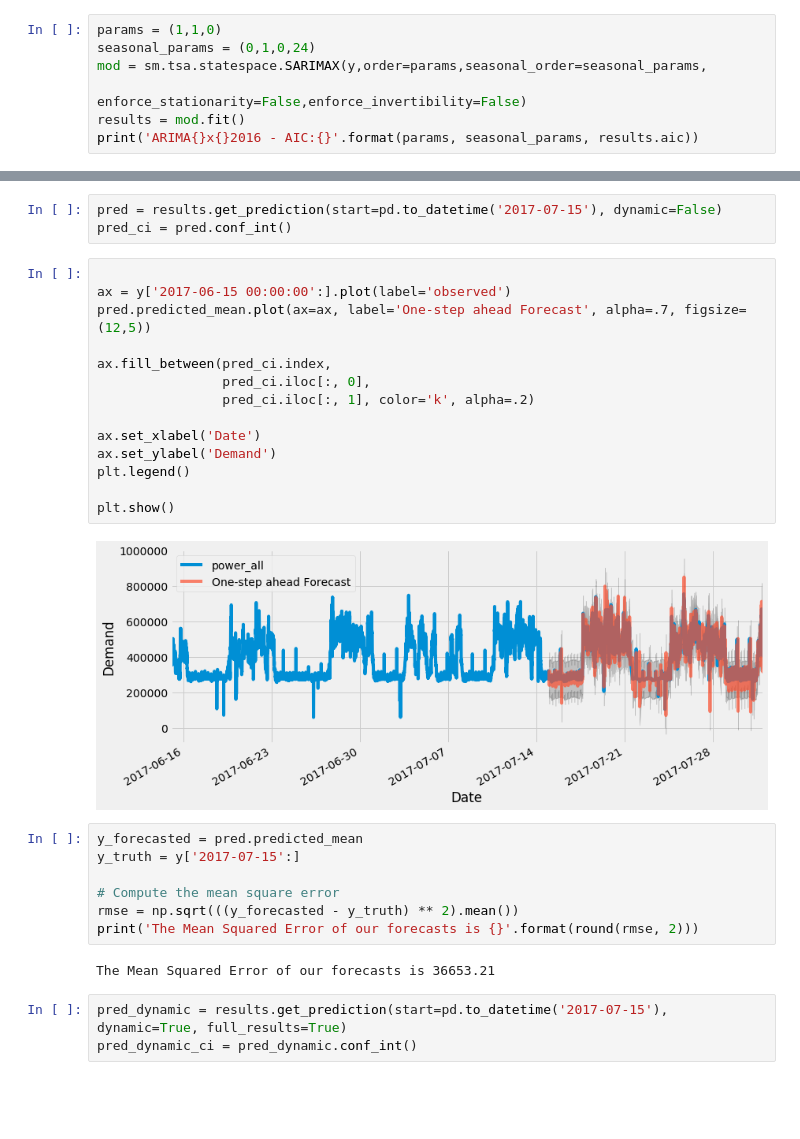
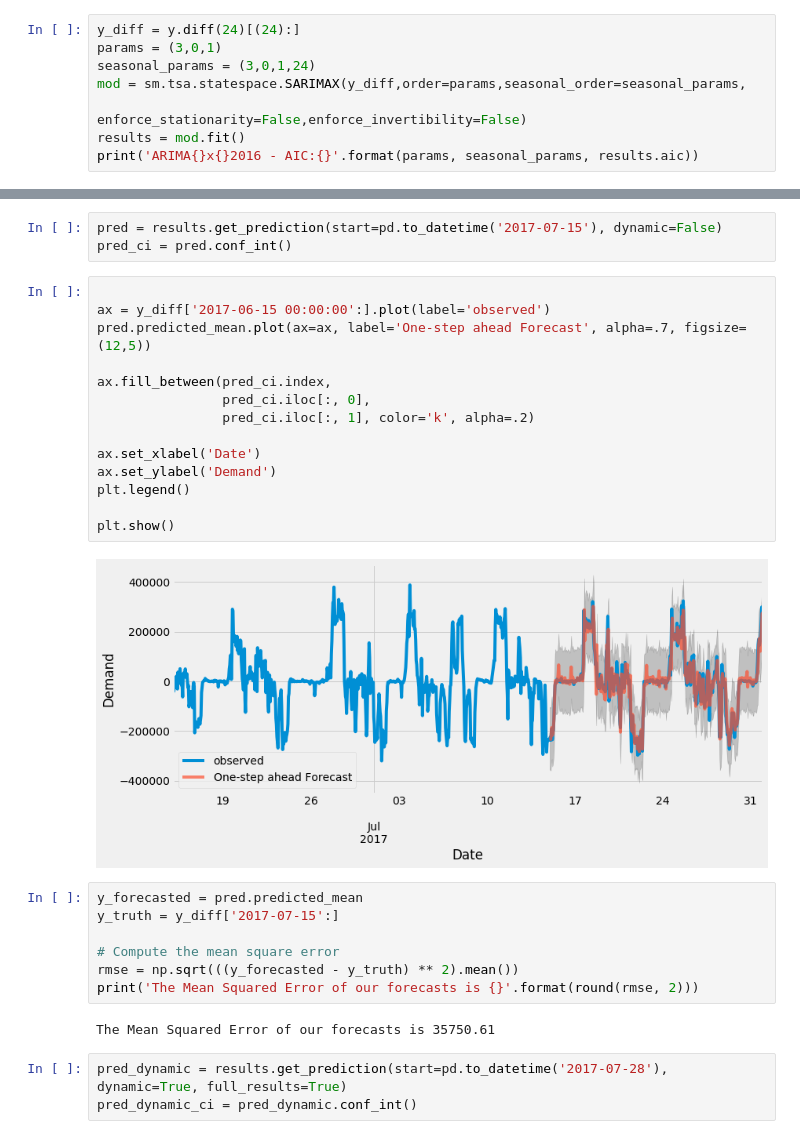
Before and after one commit to Rosina9700/dsi-capstone, a Jupyter notebook: development/prelim_sarima.ipynb, the cells around one changed output, grey strips where cells are left out. Drawn from its saved outputs; the diff is of its cells as text; blank space fills up the shorter version.

Commit message:
working sarima grid search

```diff
--- a/development/prelim_sarima.ipynb
+++ b/development/prelim_sarima.ipynb
@@ -205,7 +106,8 @@ y
 # %%
-params = (1,1,0)
-seasonal_params = (0,1,0,24)
-mod = sm.tsa.statespace.SARIMAX(y,order=params,seasonal_order=seasonal_params,
+y_diff = y.diff(24)[(24):]
+params = (3,0,1)
+seasonal_params = (3,0,1,24)
+mod = sm.tsa.statespace.SARIMAX(y_diff,order=params,seasonal_order=seasonal_params,
                                 enforce_stationarity=False,enforce_invertibility=False)
 results = mod.fit()
 print('ARIMA{}x{}2016 - AIC:{}'.format(params, seasonal_params, results.aic))
@@ -230,30 +139,30 @@ pred = results.get_prediction(start=pd.to_datetime('2017-07-15'), dynamic=False)
 pred_ci = pred.conf_int()
 # %%
 
-ax = y['2017-06-15 00:00:00':].plot(label='observed')
+ax = y_diff['2017-06-15 00:00:00':].plot(label='observed')
 pred.predicted_mean.plot(ax=ax, label='One-step ahead Forecast', alpha=.7, figsize=(12,5))
 
 ax.fill_between(pred_ci.index,
                 pred_ci.iloc[:, 0],
                 pred_ci.iloc[:, 1], color='k', alpha=.2)
 
 ax.set_xlabel('Date')
 ax.set_ylabel('Demand')
 plt.legend()
 
 plt.show()
 # %% [output]
-[figure, old version]
+[figure, new version]
 # %%
 y_forecasted = pred.predicted_mean
-y_truth = y['2017-07-15':]
+y_truth = y_diff['2017-07-15':]
 
 # Compute the mean square error
 rmse = np.sqrt(((y_forecasted - y_truth) ** 2).mean())
 print('The Mean Squared Error of our forecasts is {}'.format(round(rmse, 2)))
 # %% [output]
-The Mean Squared Error of our forecasts is 36653.21
+The Mean Squared Error of our forecasts is 35750.61
 # %%
-pred_dynamic = results.get_prediction(start=pd.to_datetime('2017-07-15'), dynamic=True, full_results=True)
+pred_dynamic = results.get_prediction(start=pd.to_datetime('2017-07-28'), dynamic=True, full_results=True)
 pred_dynamic_ci = pred_dynamic.conf_int()
 # %%
```
Also changed, not shown: parts of 27 cells of this notebook, 2 other files.
